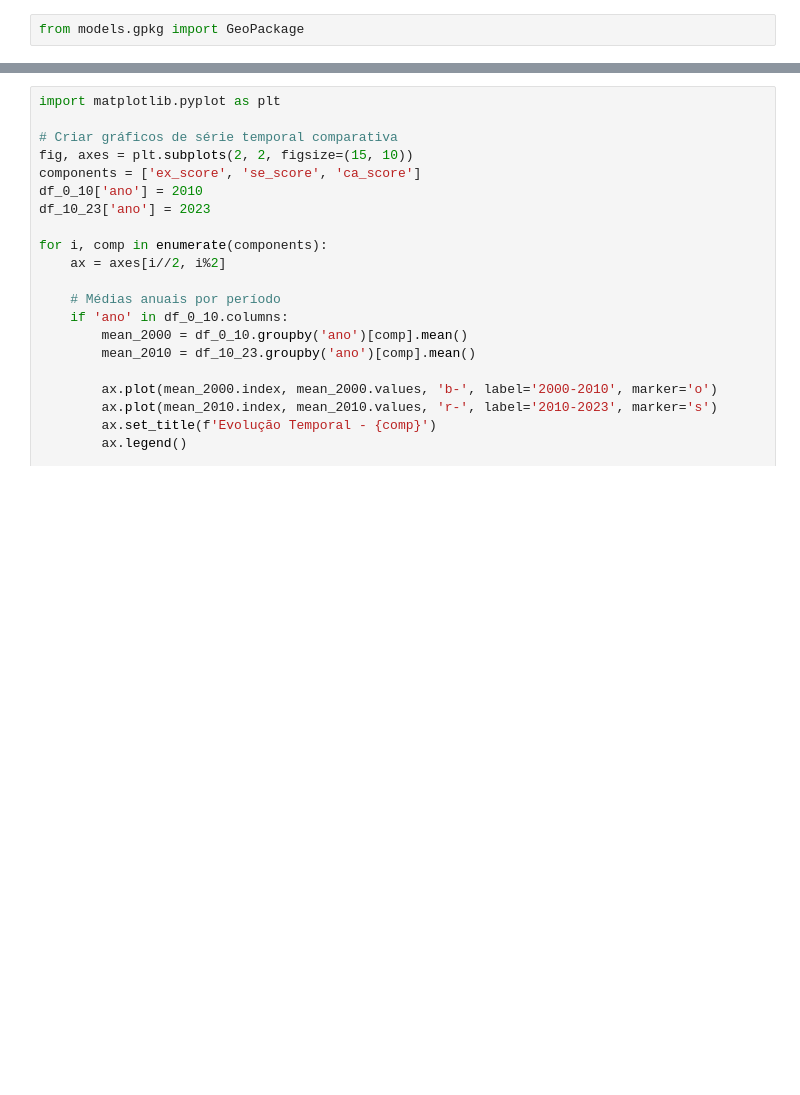
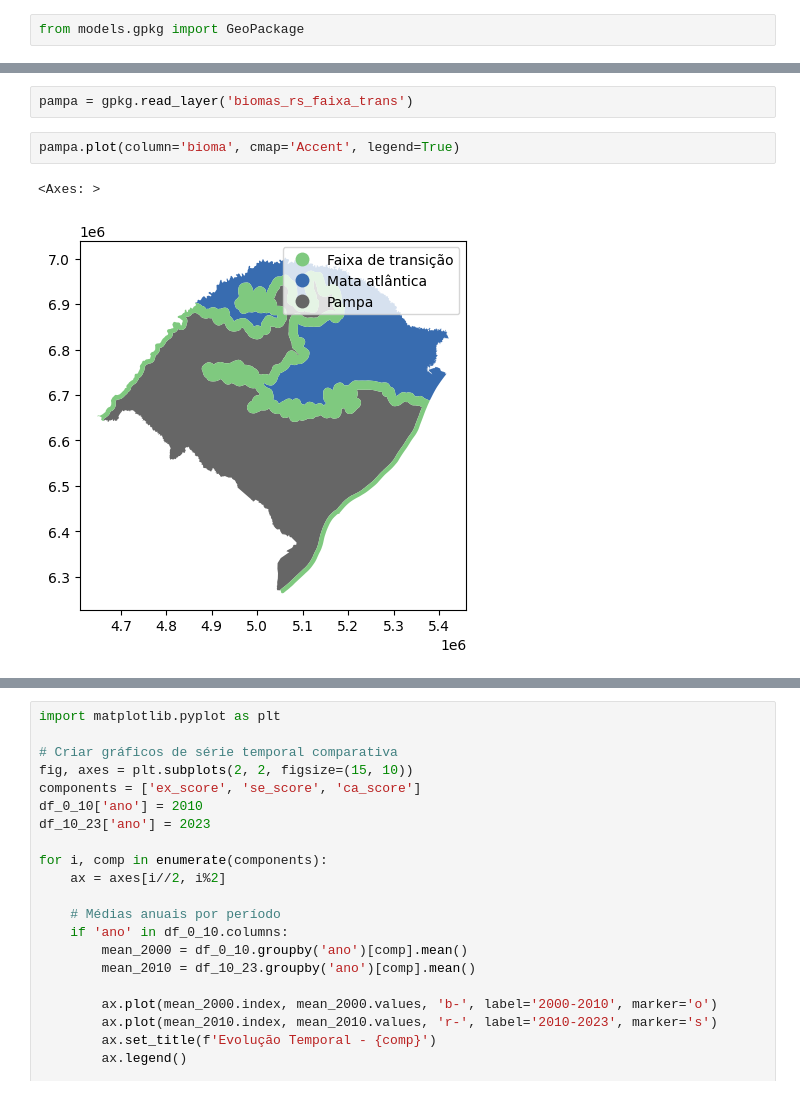
Before and after one commit to SAD-69/ti_analysis, a Jupyter notebook: temporal_comparative.ipynb, the cells around one changed output, grey strips where cells are left out. Cells and saved outputs as stored; diff of their text form; blank space fills up the shorter version.

```diff
--- a/temporal_comparative.ipynb
+++ b/temporal_comparative.ipynb
@@ -19,0 +31,7 @@ df_0_10.describe()
+# %%
+pampa = gpkg.read_layer('biomas_rs_faixa_trans')
+# %%
+pampa.plot(column='bioma', cmap='Accent', legend=True)
+# %% [output]
+<Axes: >
+[figure, added]
```
Also changed, not shown: parts of 21 cells of this notebook, 30 other files.
